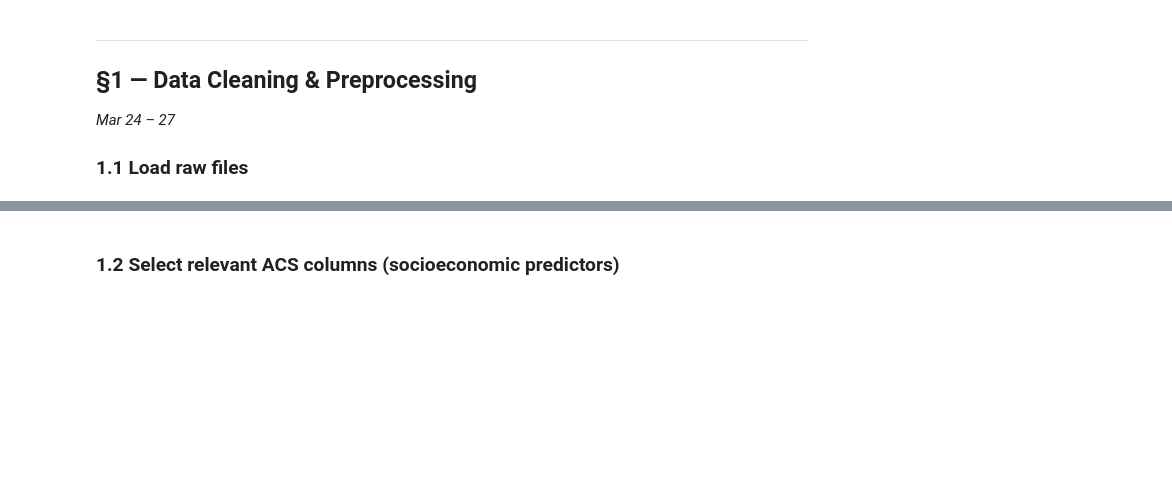
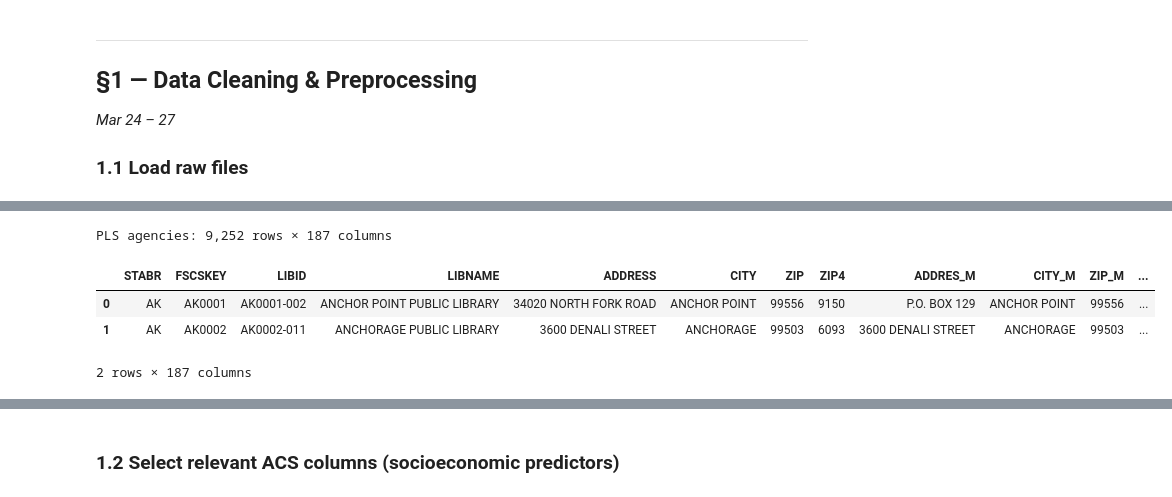
Before and after one commit to charlie-xliu/IS-477, a Jupyter notebook: library_analysis.ipynb, the cells around one changed output, grey strips where cells are left out. Saved outputs shown, nothing was run; the diff lists cells and outputs as text; code cells hidden in the pictures; blank space fills up the shorter version.

```diff
--- a/library_analysis.ipynb
+++ b/library_analysis.ipynb
@@ -57,7 +76,13 @@ acs_raw.head(2)
 # %%
 # ── PLS agency-level ──────────────────────────────────────────
-pls_raw = pd.read_csv(PATH_PLS_AE, low_memory=False)
+pls_raw = pd.read_csv(PATH_PLS_AE, low_memory=False, encoding='latin1')
 print(f"PLS agencies: {pls_raw.shape[0]:,} rows × {pls_raw.shape[1]} columns")
 pls_raw.head(2)
+# %% [output]
+PLS agencies: 9,252 rows × 187 columns
+|  | STABR | FSCSKEY | LIBID | LIBNAME | ADDRESS | CITY | ZIP | ZIP4 | ADDRES_M | CITY_M | ZIP_M | ... |
+| 0 | AK | AK0001 | AK0001-002 | ANCHOR POINT PUBLIC LIBRARY | 34020 NORTH FORK ROAD | ANCHOR POINT | 99556 | 9150 | P.O. BOX 129 | ANCHOR POINT | 99556 | ... |
+| 1 | AK | AK0002 | AK0002-011 | ANCHORAGE PUBLIC LIBRARY | 3600 DENALI STREET | ANCHORAGE | 99503 | 6093 | 3600 DENALI STREET | ANCHORAGE | 99503 | ... |
+2 rows × 187 columns
 # %%
 # ── PLS outlet-level ──────────────────────────────────────────
```
Also changed, not shown: parts of 38 cells of this notebook.
